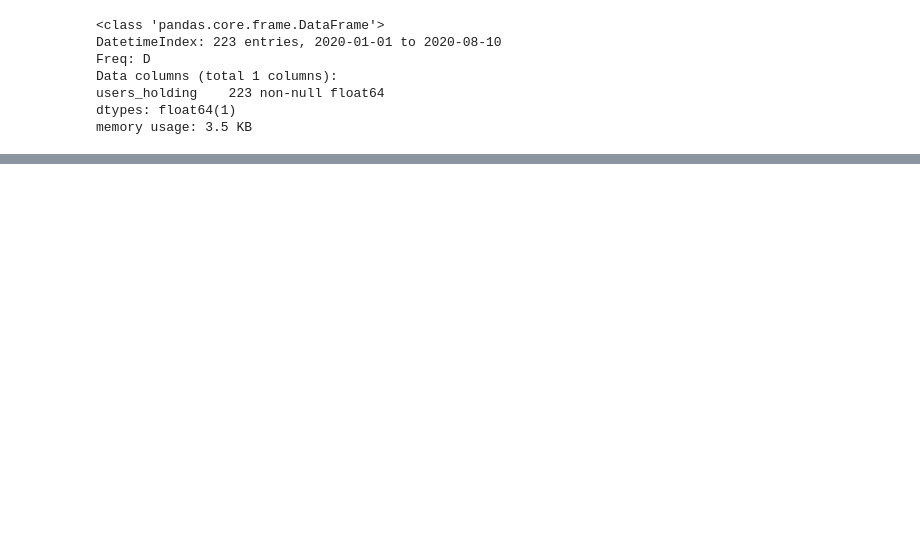
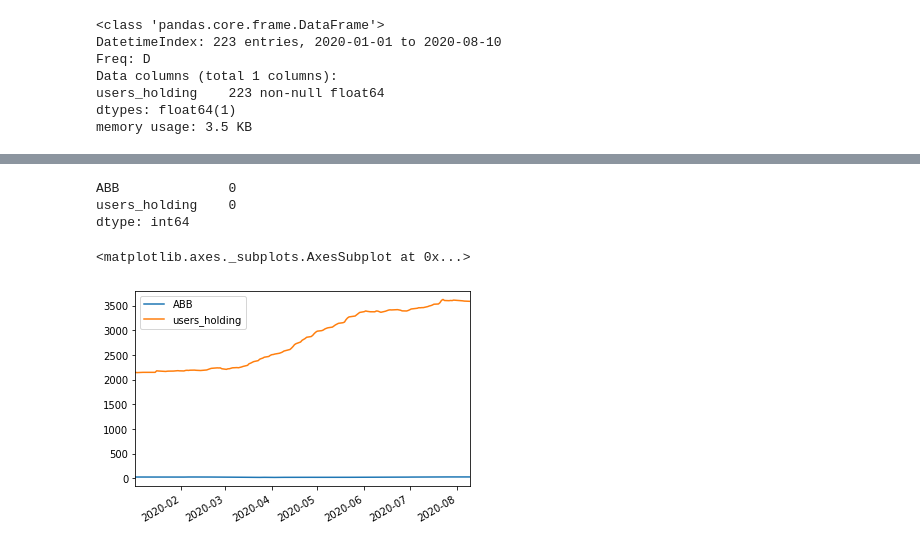
Before and after one commit to GonzaloGarciaContreras/P1-Robintrack, a Jupyter notebook: notebooks/gonzalo.ipynb, the cells around one changed output, grey strips where cells are left out. Cells and saved outputs as stored; diff of their text form; code cells hidden in the pictures; blank space fills up the shorter version.

```diff
--- a/notebooks/gonzalo.ipynb
+++ b/notebooks/gonzalo.ipynb
@@ -88,3 +46,7 @@ Data columns (total 1 columns):
 users_holding    223 non-null float64
 dtypes: float64(1)
 memory usage: 3.5 KB
+# %%
+#df_robin_data[np.isnan(df_robin_data)]=2147.00
+df_robin_data['users_holding'] = df_robin_data['users_holding'].fillna(2147.00)
+df_robin_data.head()
@@ -90,0 +81,11 @@ memory usage: 3.5 KB
+# %%
+# Set Alpaca API key and secret
+alpaca_api_key = os.getenv("GGC_ALPACA_API_KEY")
+alpaca_secret_key = os.getenv("GGC_ALPACA_SECRET_KEY")
+
+# Create the Alpaca API object
+alpaca = tradeapi.REST(
+    alpaca_api_key,
+    alpaca_secret_key,
+    api_version="v2"
+)
@@ -90,0 +146,20 @@ memory usage: 3.5 KB
+# %%
+# Create and empty DataFrame for closing prices
+df_tickers_closing_prices = pd.DataFrame()
+
+# Fetch the closing prices
+df_tickers_closing_prices["ABB"] = df_tickers["ABB"]["close"]
+#df_tickers_closing_prices["TSLA"] = df_tickers["TSLA"]["close"]
+#df_tickers_closing_prices["AMD"] = df_tickers["AMD"]["close"]
+#df_tickers_closing_prices["RIOT"] = df_tickers["RIOT"]["close"]
+
+# Drop the time component of the date
+df_tickers_closing_prices.index = df_tickers_closing_prices.index.date
+
+# Compute daily returns
+#df_daily_returns = df_closing_prices.pct_change().dropna()
+
+# Display sample data
+#df_daily_returns.head(10)
+
+df_tickers_closing_prices.head()
@@ -90,0 +173,4 @@ memory usage: 3.5 KB
+# %%
+# Concatenate the two DataFrames by columns and perform an inner join
+concat_robin_ticker = pd.concat([df_tickers_closing_prices, df_robin_data], axis="columns", join="inner")
+concat_robin_ticker
@@ -90,0 +191,12 @@ memory usage: 3.5 KB
+# %%
+concat_robin_ticker.isnull().sum()
+# %% [output]
+ABB              0
+users_holding    0
+dtype: int64
+# %%
+# Plot the data trends of the two variables over time
+concat_robin_ticker.plot()
+# %% [output]
+<matplotlib.axes._subplots.AxesSubplot at 0x...>
+[figure, added]
```
Also changed, not shown: parts of 21 cells of this notebook.
